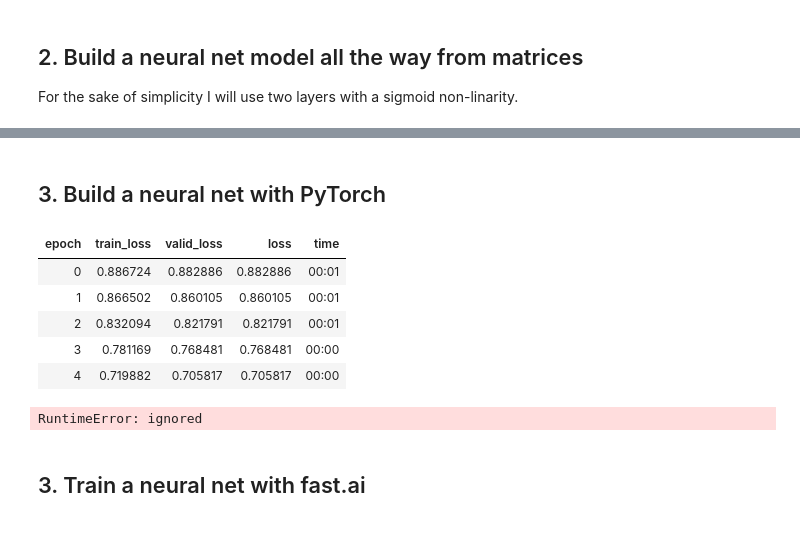
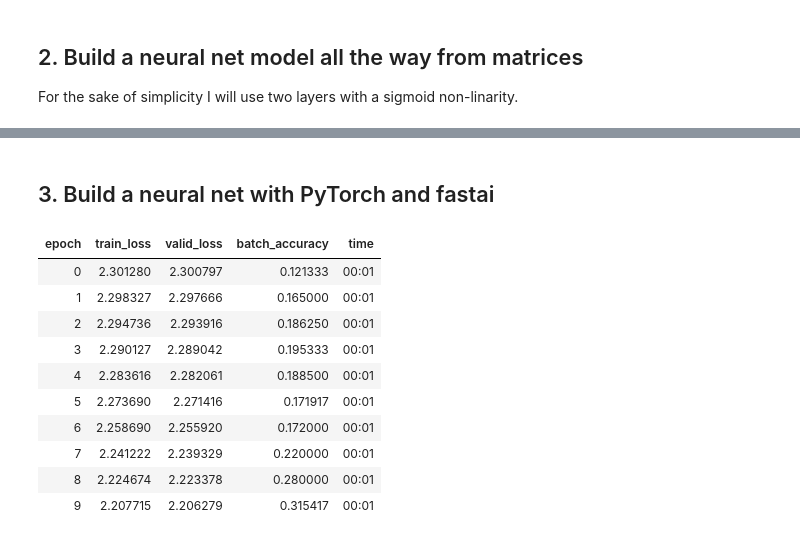
Before and after one commit to kkittif/fastai-course, a Jupyter notebook: week_3_mnist_classifier.ipynb, the cells around one changed output, grey strips where cells are left out. Saved outputs shown, nothing was run; the diff lists cells and outputs as text; code cells hidden in the pictures.

```diff
--- a/week_3_mnist_classifier.ipynb
+++ b/week_3_mnist_classifier.ipynb
@@ -107,11 +113,18 @@ torch.Size([12000, 10])
 # %%
 #2. The classification and the loss
-#The image should be classified as the index with the highest element in the output
-def classify(outp):
-    return torch.argmax(outp)
+#The image should be classified as the index with the highest element
+#in the output, we can use the argmax() function for this
 
-#The loss function should be the mean sum of squared difference between the prediction and the true output.
-#High value at the wrong digit and small value at the right digit will be penalized
-def loss(outp, prediction):
-    return torch.sum((outp - prediction).square(), dim = 1).mean()
+def loss(targets, predictions):
+  return torch.sum((targets -predictions).square(), dim = 1).mean()
+
+#Cross entropy loss
+def cross_entropy_loss(targets, predictions):
+  return F.cross_entropy(targets, predictions)
+  #return torch.sum(targets*torch.log(predictions), dim = 1)
+# %%
+#3. Define accuracy
+def batch_accuracy(xb, yb):
+  correct_preds = (xb.argmax(dim = 1)) == (yb.argmax(dim = 1))
+  return correct_preds.float().mean()
 # %%
@@ -259,5 +274,5 @@ tensor(0.1379)
 # %% [markdown]
-## 3. Build a neural net with PyTorch
+## 3. Build a neural net with PyTorch and fastai
 # %%
 #Load the data
 dl = DataLoader(train, batch_size = 256)
@@ -266,19 +282,24 @@ dls = DataLoaders(dl,valid_dl)
 # %%
 #Set up the architecture
 neural_net  = nn.Sequential(
-    nn.Linear(28*28,40),
+    nn.Linear(28*28,60),
     nn.ReLU(),
-    nn.Linear(40,10),
+    nn.Linear(60,10),
     nn.Softmax(dim=1)
 )
 # %%
-learn = Learner(dls, neural_net, opt_func = SGD, loss_func = loss, metrics = loss)
+learn = Learner(dls, neural_net, opt_func = SGD, loss_func = cross_entropy_loss, metrics = batch_accuracy)
 # %%
-learn.fit(5, lr = 0.01)
+learn.fit(10, lr = 0.01)
 # %% [output]
-| epoch | train_loss | valid_loss | loss | time |
-| 0 | 0.886724 | 0.882886 | 0.882886 | 00:01 |
-| 1 | 0.866502 | 0.860105 | 0.860105 | 00:01 |
-| 2 | 0.832094 | 0.821791 | 0.821791 | 00:01 |
-| 3 | 0.781169 | 0.768481 | 0.768481 | 00:00 |
-| 4 | 0.719882 | 0.705817 | 0.705817 | 00:00 |
+| epoch | train_loss | valid_loss | batch_accuracy | time |
+| 0 | 2.301280 | 2.300797 | 0.121333 | 00:01 |
+| 1 | 2.298327 | 2.297666 | 0.165000 | 00:01 |
+| 2 | 2.294736 | 2.293916 | 0.186250 | 00:01 |
+| 3 | 2.290127 | 2.289042 | 0.195333 | 00:01 |
+| 4 | 2.283616 | 2.282061 | 0.188500 | 00:01 |
+| 5 | 2.273690 | 2.271416 | 0.171917 | 00:01 |
+| 6 | 2.258690 | 2.255920 | 0.172000 | 00:01 |
+| 7 | 2.241222 | 2.239329 | 0.220000 | 00:01 |
+| 8 | 2.224674 | 2.223378 | 0.280000 | 00:01 |
+| 9 | 2.207715 | 2.206279 | 0.315417 | 00:01 |
@@ -291,7 +305,0 @@ w,b = linear_model.parameters()
-# %%
-#2. Make prediction with model
-linear_model(scaled_digits[4][1])
-# %% [output]
-RuntimeError: ignored
-# %% [markdown]
-## 3. Train a neural net with fast.ai
```
Also changed, not shown: parts of 20 cells of this notebook.
